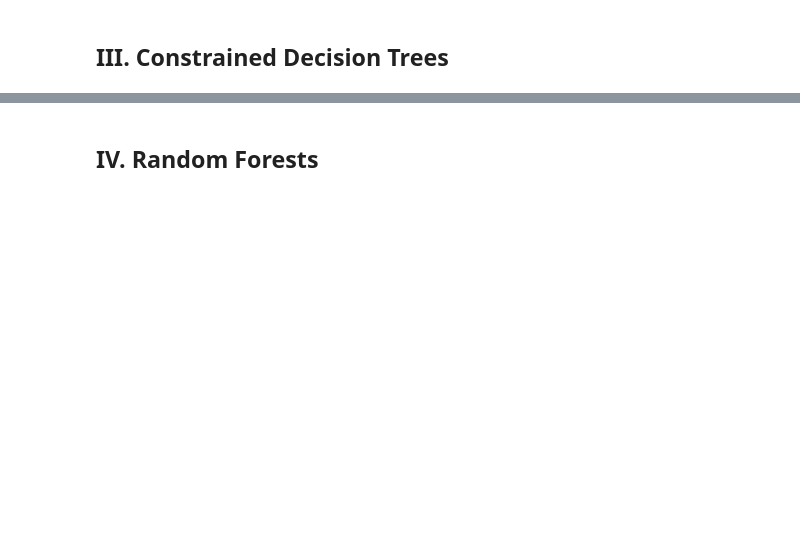
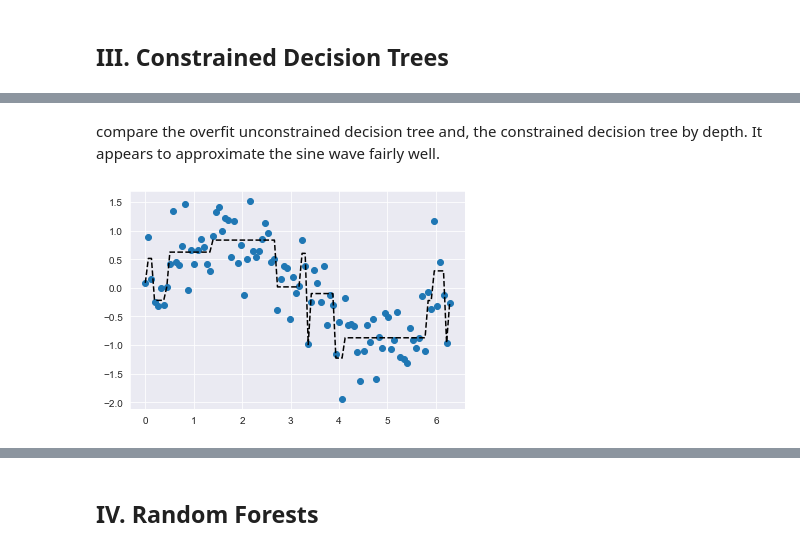
Before and after one commit to tundeiness/How_the_World_Works, a Jupyter notebook: 4 - Workbook - Complexity Overload.ipynb, the cells around one changed output, grey strips where cells are left out. Drawn from its saved outputs; the diff is of its cells as text; code cells hidden in the pictures; blank space fills up the shorter version.

```diff
--- a/4 - Workbook - Complexity Overload.ipynb
+++ b/4 - Workbook - Complexity Overload.ipynb
@@ -118,0 +190,6 @@ model.tree_.node_count
+# %% [markdown]
+compare the overfit unconstrained decision tree and, the constrained decision tree by depth. It appears to approximate the sine wave fairly well.
+# %%
+model3 = fit_and_plot_model(df, DecisionTreeRegressor(max_depth=4))
+# %% [output]
+[figure, added]
```
Also changed, not shown: parts of 22 cells of this notebook.
